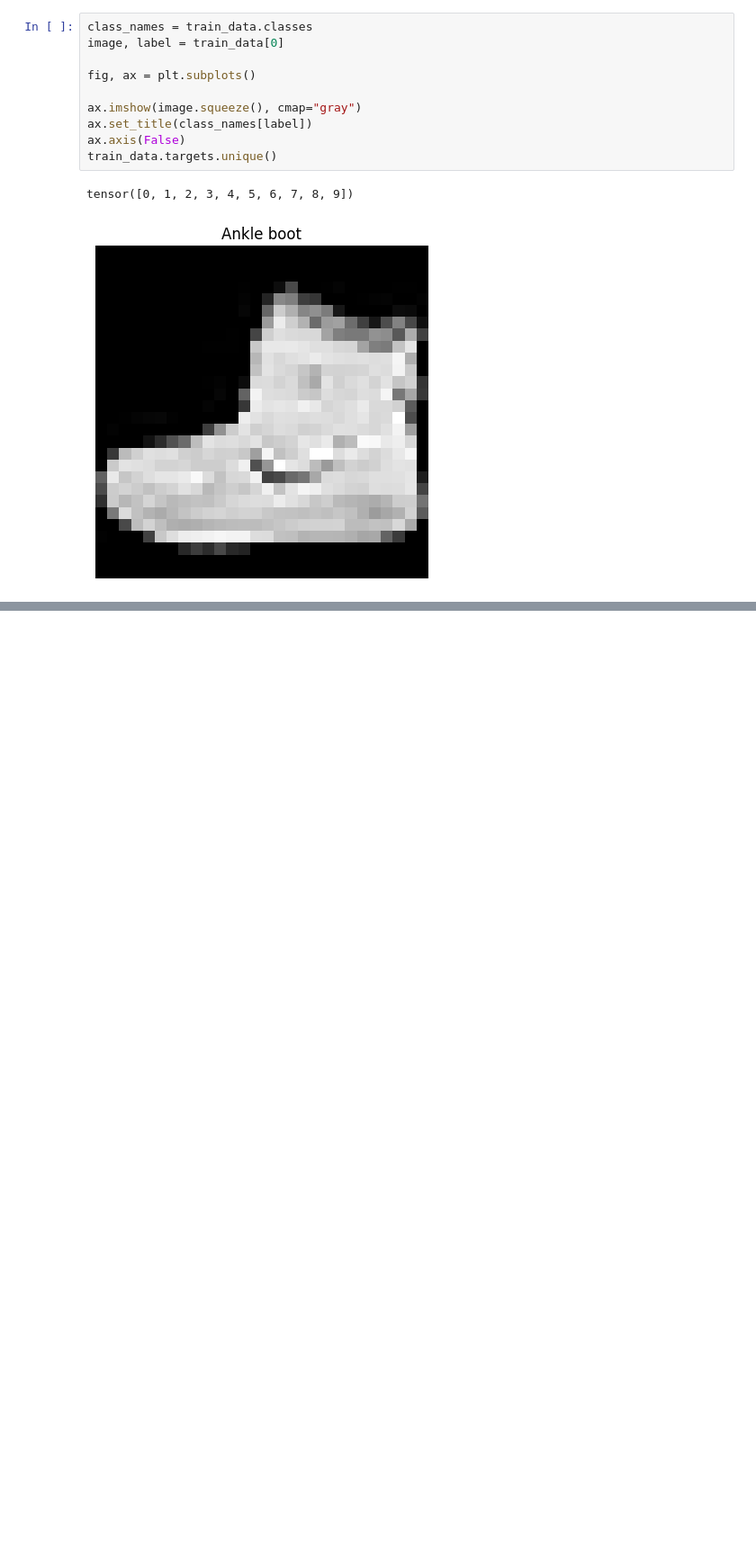
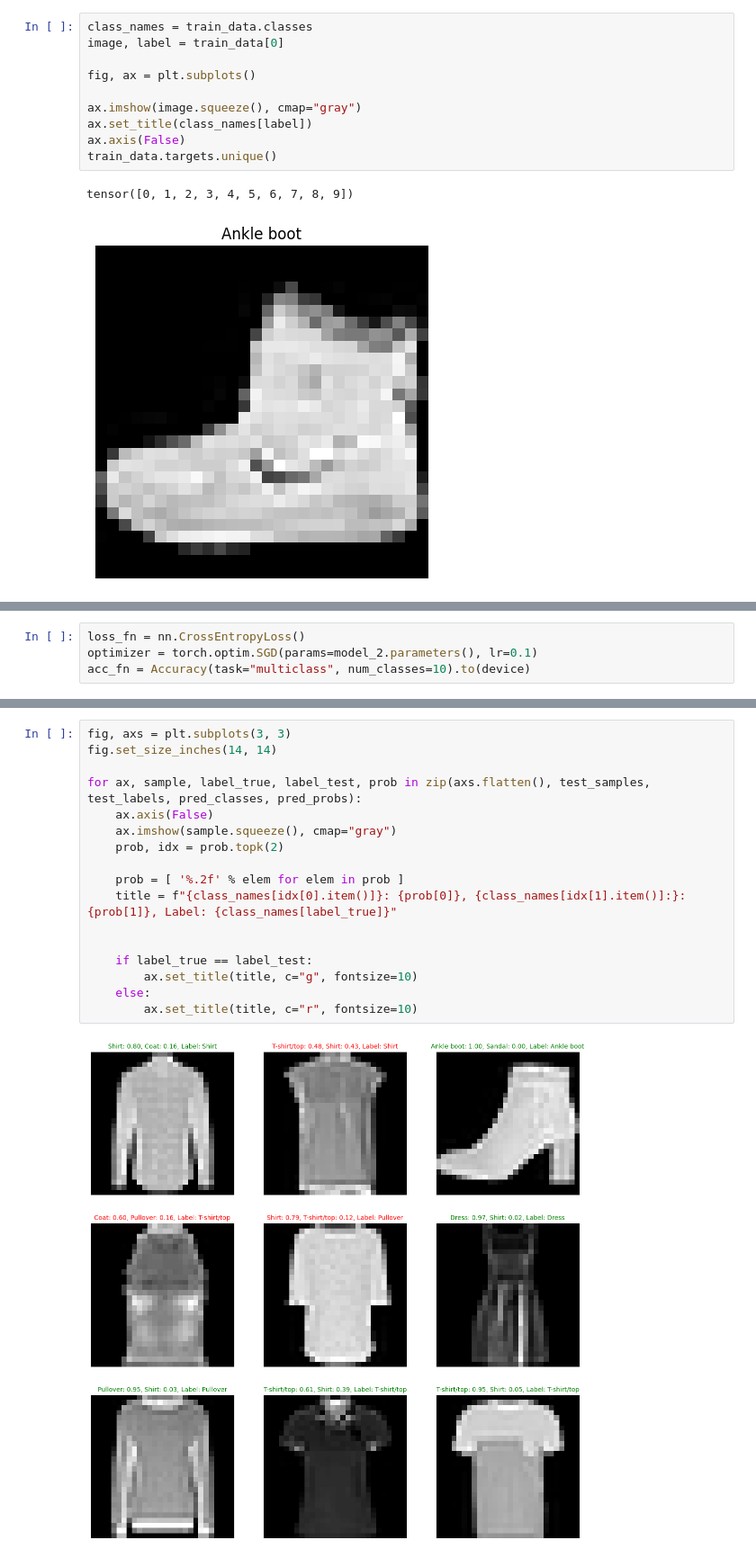
Before and after one commit to PedroHMG/Learn_pytorch, a Jupyter notebook: Pytorch_CNN.ipynb, the cells around one changed output, grey strips where cells are left out. Shown at 90% size. Drawn from its saved outputs; the diff is of its cells as text; blank space fills up the shorter version.

```diff
--- a/Pytorch_CNN.ipynb
+++ b/Pytorch_CNN.ipynb
@@ -119,0 +227,4 @@ tensor([[ 0.3821, -0.1988, -0.1434, -0.3421, -0.1250, -0.0385,  0.2107, -0.6024,
+# %%
+loss_fn = nn.CrossEntropyLoss()
+optimizer = torch.optim.SGD(params=model_2.parameters(), lr=0.1)
+acc_fn = Accuracy(task="multiclass", num_classes=10).to(device)
@@ -119,0 +321,19 @@ tensor([[ 0.3821, -0.1988, -0.1434, -0.3421, -0.1250, -0.0385,  0.2107, -0.6024,
+# %%
+fig, axs = plt.subplots(3, 3)
+fig.set_size_inches(14, 14)
+
+for ax, sample, label_true, label_test, prob in zip(axs.flatten(), test_samples, test_labels, pred_classes, pred_probs):
+    ax.axis(False)
+    ax.imshow(sample.squeeze(), cmap="gray")
+    prob, idx = prob.topk(2)
+
+    prob = [ '%.2f' % elem for elem in prob ]
+    title = f"{class_names[idx[0].item()]}: {prob[0]}, {class_names[idx[1].item()]:}: {prob[1]}, Label: {class_names[label_true]}"
+
+
+    if label_true == label_test:
+        ax.set_title(title, c="g", fontsize=10)
+    else:
+        ax.set_title(title, c="r", fontsize=10)
+# %% [output]
+[figure, added]
```
Also changed, not shown: parts of 22 cells of this notebook, 1 other file.
